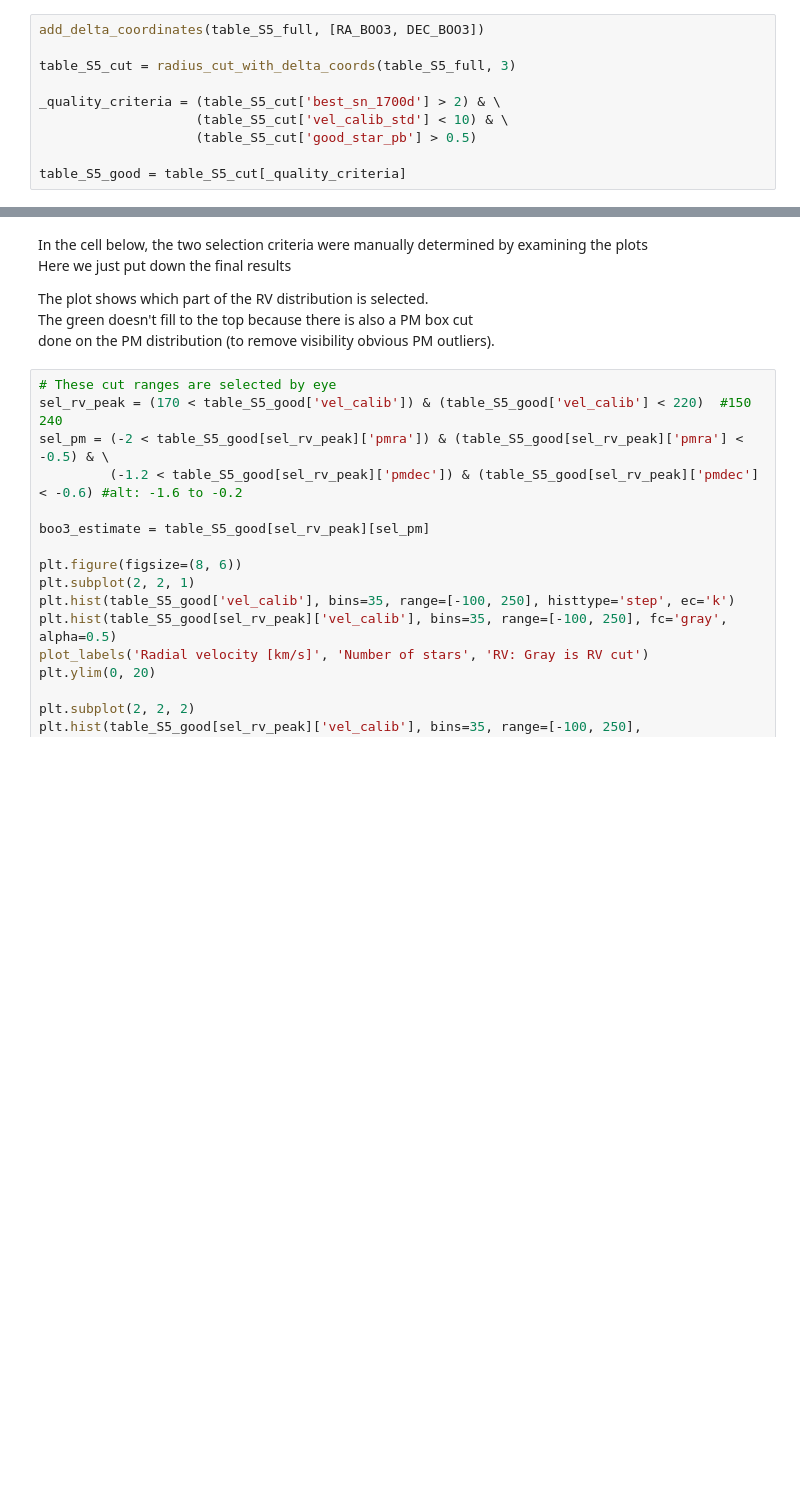
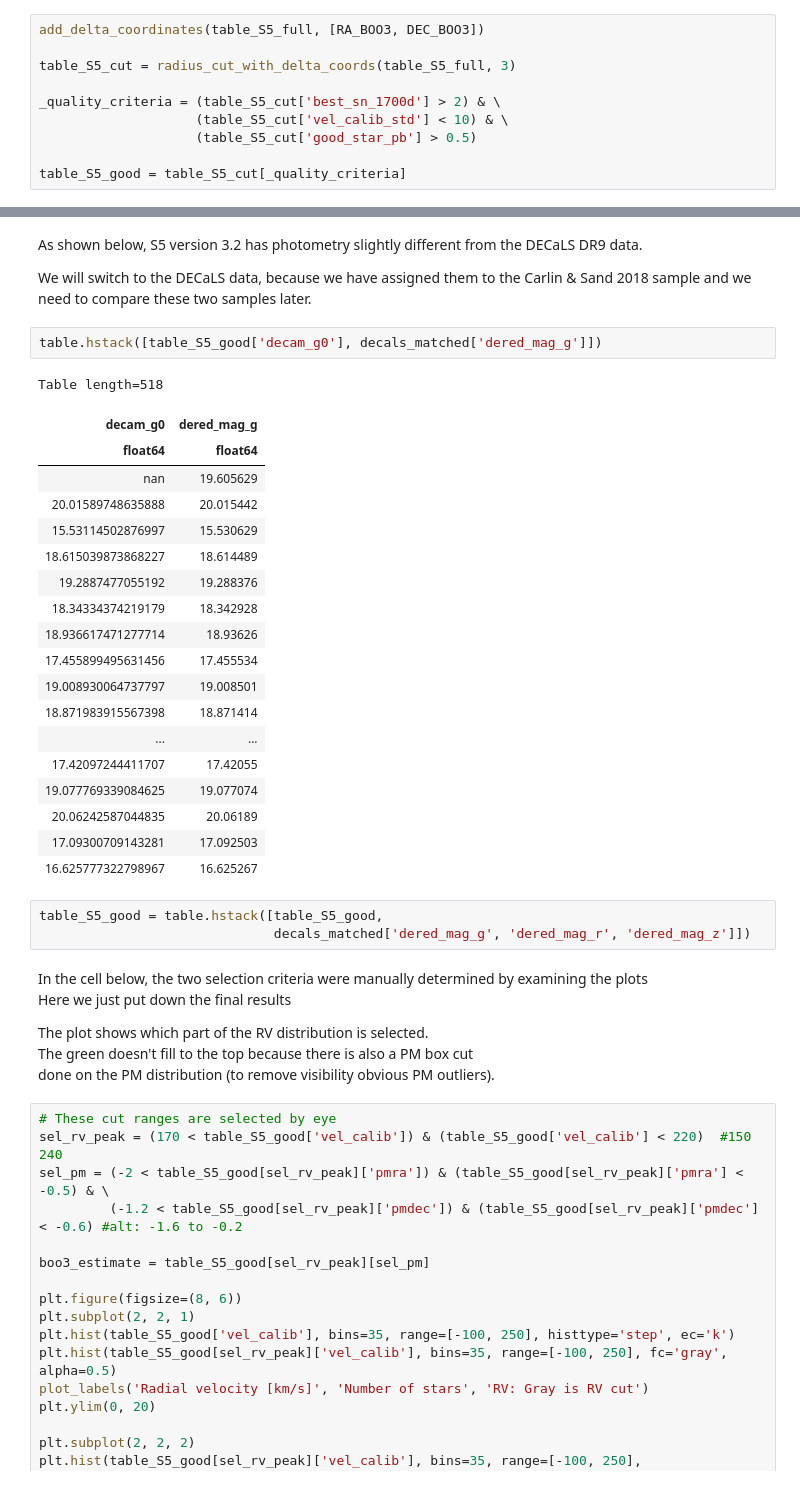
Before and after one commit to Kevin22888/Research-Bootes-III, a Jupyter notebook: main-notebooks/BooIII-Analysis-Part-1.ipynb, the cells around one changed output, grey strips where cells are left out. Saved outputs shown, nothing was run; the diff lists cells and outputs as text; blank space fills up the shorter version.

```diff
--- a/main-notebooks/BooIII-Analysis-Part-1.ipynb
+++ b/main-notebooks/BooIII-Analysis-Part-1.ipynb
@@ -97,3 +109,32 @@ table_S5_good = table_S5_cut[_quality_criteria]
+# %% [markdown]
+As shown below, S5 version 3.2 has photometry slightly different from the DECaLS DR9 data.
+
+We will switch to the DECaLS data, because we have assigned them to the Carlin & Sand 2018 sample and we need to compare these two samples later.
+# %%
+table.hstack([table_S5_good['decam_g0'], decals_matched['dered_mag_g']])
+# %% [output]
+Table length=518
+| decam_g0 | dered_mag_g |
+| float64 | float64 |
+| nan | 19.605629 |
+| 20.01589748635888 | 20.015442 |
+| 15.53114502876997 | 15.530629 |
+| 18.615039873868227 | 18.614489 |
+| 19.2887477055192 | 19.288376 |
+| 18.34334374219179 | 18.342928 |
+| 18.936617471277714 | 18.93626 |
+| 17.455899495631456 | 17.455534 |
+| 19.008930064737797 | 19.008501 |
+| 18.871983915567398 | 18.871414 |
+| ... | ... |
+| 17.42097244411707 | 17.42055 |
+| 19.077769339084625 | 19.077074 |
+| 20.06242587044835 | 20.06189 |
+| 17.09300709143281 | 17.092503 |
+| 16.625777322798967 | 16.625267 |
+# %%
+table_S5_good = table.hstack([table_S5_good,
+                              decals_matched['dered_mag_g', 'dered_mag_r', 'dered_mag_z']])
 # %% [markdown]
 In the cell below, the two selection criteria were manually determined by examining the plots\
 Here we just put down the final results
```
Also changed, not shown: parts of 24 cells of this notebook.
